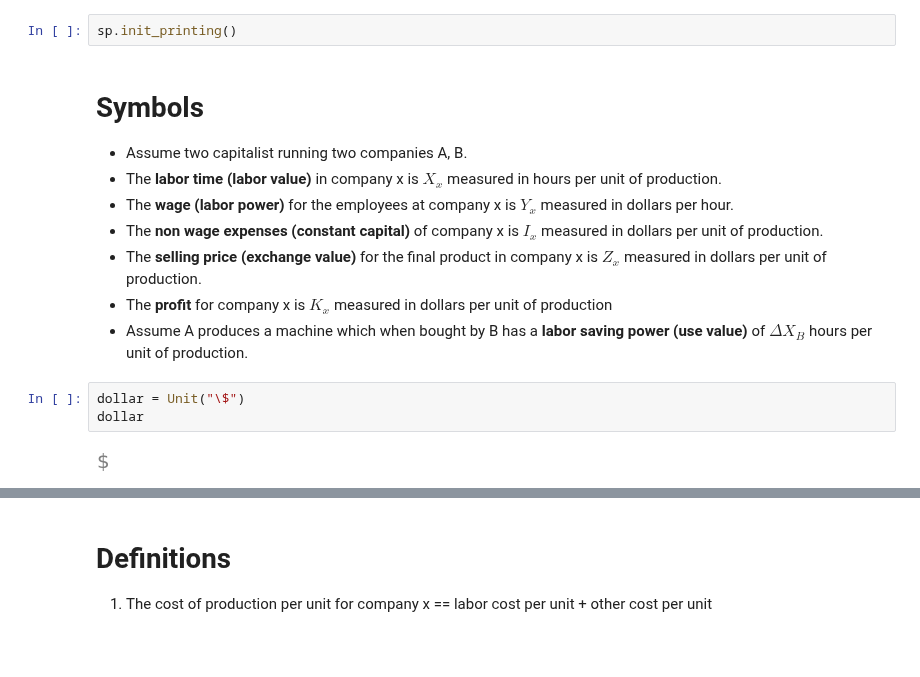
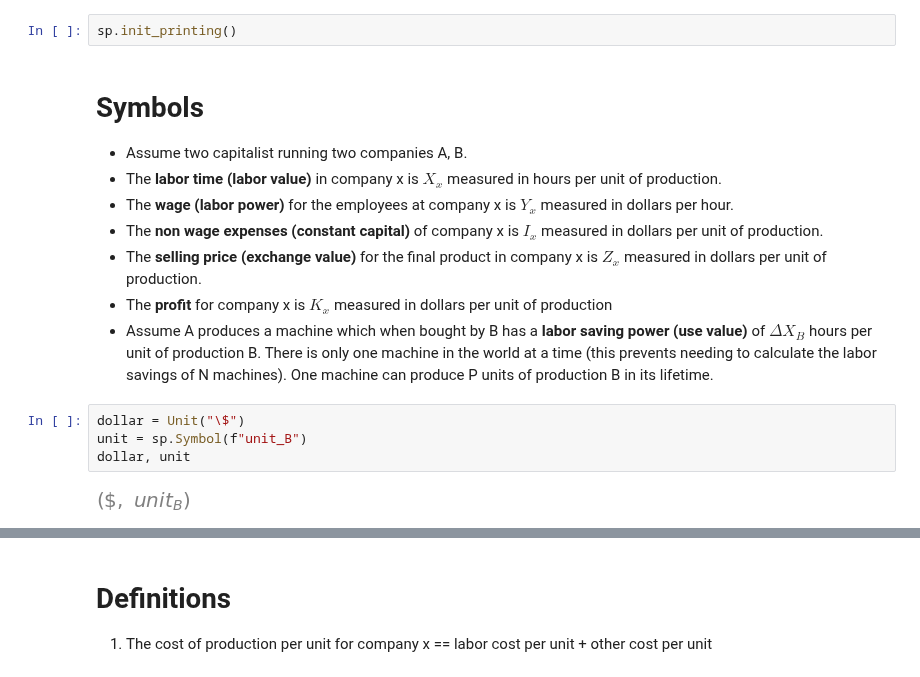
Before and after one commit to ryanpeach/continuing_education, a Jupyter notebook: continuing_education/economics/exchange_vs_use_value/Exchange_vs_Use_Value_Marxism.ipynb, the cells around one changed output, grey strips where cells are left out. Cells and saved outputs as stored; diff of their text form; blank space fills up the shorter version.

Commit message:
Finally added the lifetime of the machine

```diff
--- a/continuing_education/economics/exchange_vs_use_value/Exchange_vs_Use_Value_Marxism.ipynb
+++ b/continuing_education/economics/exchange_vs_use_value/Exchange_vs_Use_Value_Marxism.ipynb
@@ -18,12 +15,13 @@ sp.init_printing()
 * The **non wage expenses (constant capital)** of company x is $I_x$ measured in dollars per unit of production.
 * The **selling price (exchange value)** for the final product in company x is $Z_x$ measured in dollars per unit of production.
 * The **profit** for company x is $K_x$ measured in dollars per unit of production
-* Assume A produces a machine which when bought by B has a **labor saving power (use value)** of $\Delta{X_B}$ hours per unit of production.
+* Assume A produces a machine which when bought by B has a **labor saving power (use value)** of $\Delta{X_B}$ hours per unit of production B. There is only one machine in the world at a time (this prevents needing to calculate the labor savings of N machines). One machine can produce P units of production B in its lifetime.
 # %%
 dollar = Unit("\$")
-dollar
+unit = sp.Symbol(f"unit_B")
+dollar, unit
 # %% [output]
-[figure, old version]
+[figure, new version]
 # %%
 from collections import namedtuple
 from functools import cache
```
Also changed, not shown: parts of 18 cells of this notebook, 1 other file.
